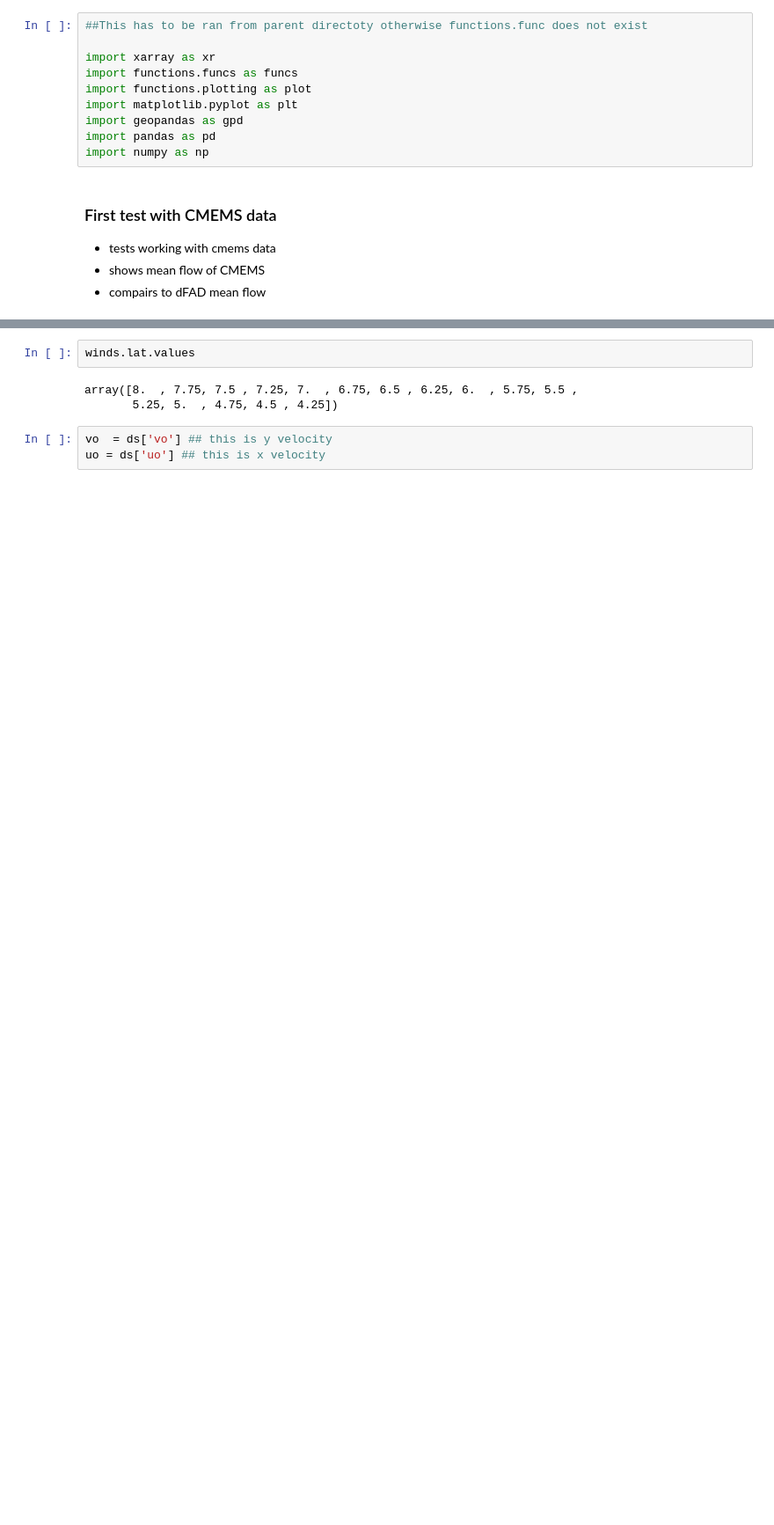
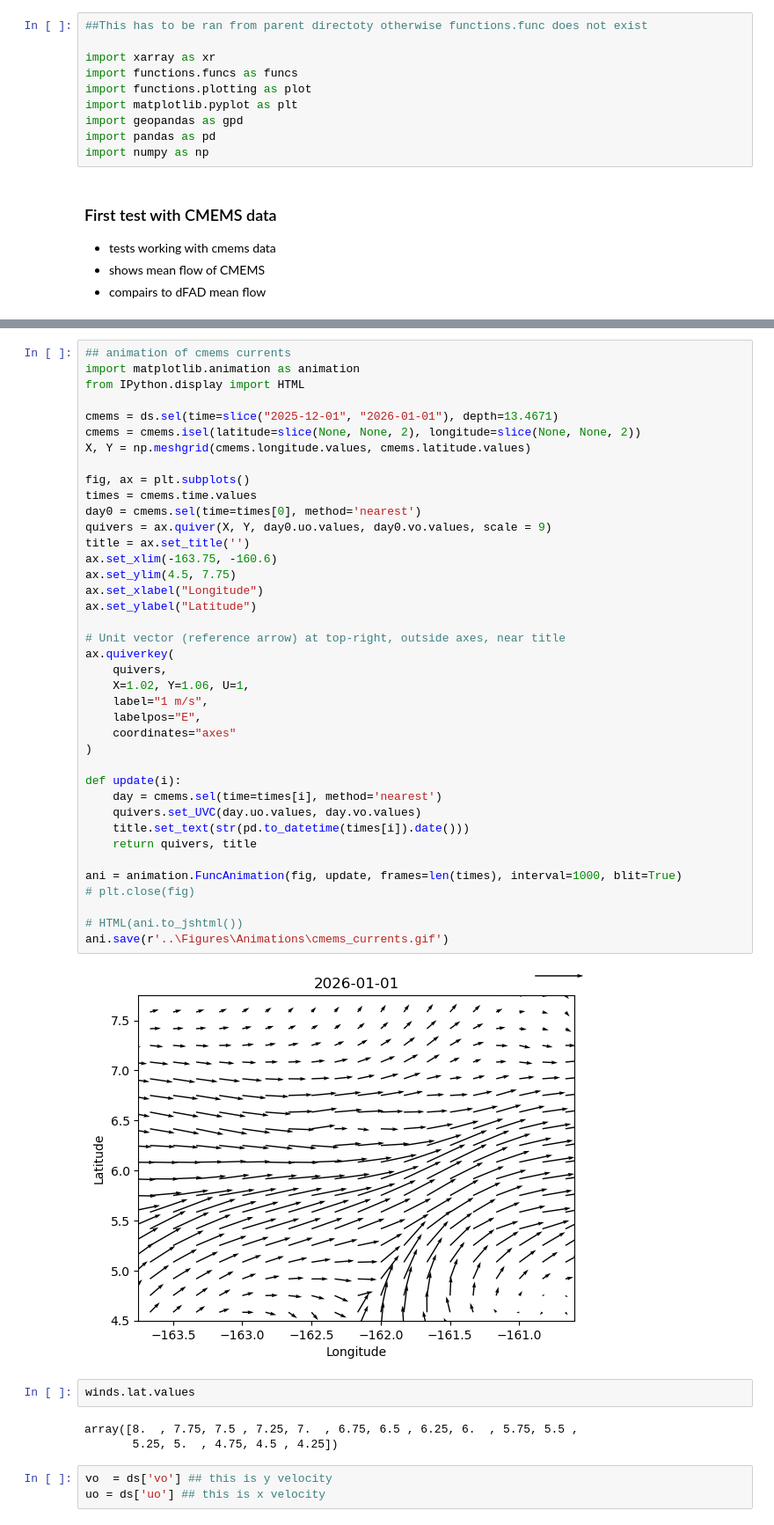
Before and after one commit to Colin-zerfass/fate-core, a Jupyter notebook: Code/Cmens_meancurrent.ipynb, the cells around one changed output, grey strips where cells are left out. Shown at 88% size. Drawn from its saved outputs; the diff is of its cells as text; blank space fills up the shorter version.

```diff
--- a/Code/Cmens_meancurrent.ipynb
+++ b/Code/Cmens_meancurrent.ipynb
@@ -20,3 +36,44 @@ winds = xr.open_dataset(r"Data\ERA5_10m_winds.nc")
+# %%
+## animation of cmems currents
+import matplotlib.animation as animation
+from IPython.display import HTML
+
+cmems = ds.sel(time=slice("2025-12-01", "2026-01-01"), depth=13.4671)
+cmems = cmems.isel(latitude=slice(None, None, 2), longitude=slice(None, None, 2))
+X, Y = np.meshgrid(cmems.longitude.values, cmems.latitude.values)
+
+fig, ax = plt.subplots()
+times = cmems.time.values
+day0 = cmems.sel(time=times[0], method='nearest')
+quivers = ax.quiver(X, Y, day0.uo.values, day0.vo.values, scale = 9)
+title = ax.set_title('')
+ax.set_xlim(-163.75, -160.6)
+ax.set_ylim(4.5, 7.75)
+ax.set_xlabel("Longitude")
+ax.set_ylabel("Latitude")
+
+# Unit vector (reference arrow) at top-right, outside axes, near title
+ax.quiverkey(
+    quivers,
+    X=1.02, Y=1.06, U=1,
+    label="1 m/s",
+    labelpos="E",
+    coordinates="axes"
+)
+
+def update(i):
+    day = cmems.sel(time=times[i], method='nearest')
+    quivers.set_UVC(day.uo.values, day.vo.values)
+    title.set_text(str(pd.to_datetime(times[i]).date()))
+    return quivers, title
+
+ani = animation.FuncAnimation(fig, update, frames=len(times), interval=1000, blit=True)
+# plt.close(fig)
+
+# HTML(ani.to_jshtml())
+ani.save(r'..\Figures\Animations\cmems_currents.gif')
+# %% [output]
+[figure, added]
 # %%
 winds.lat.values
 # %% [output]
```
Also changed, not shown: parts of 4 cells of this notebook, 8 other files.
